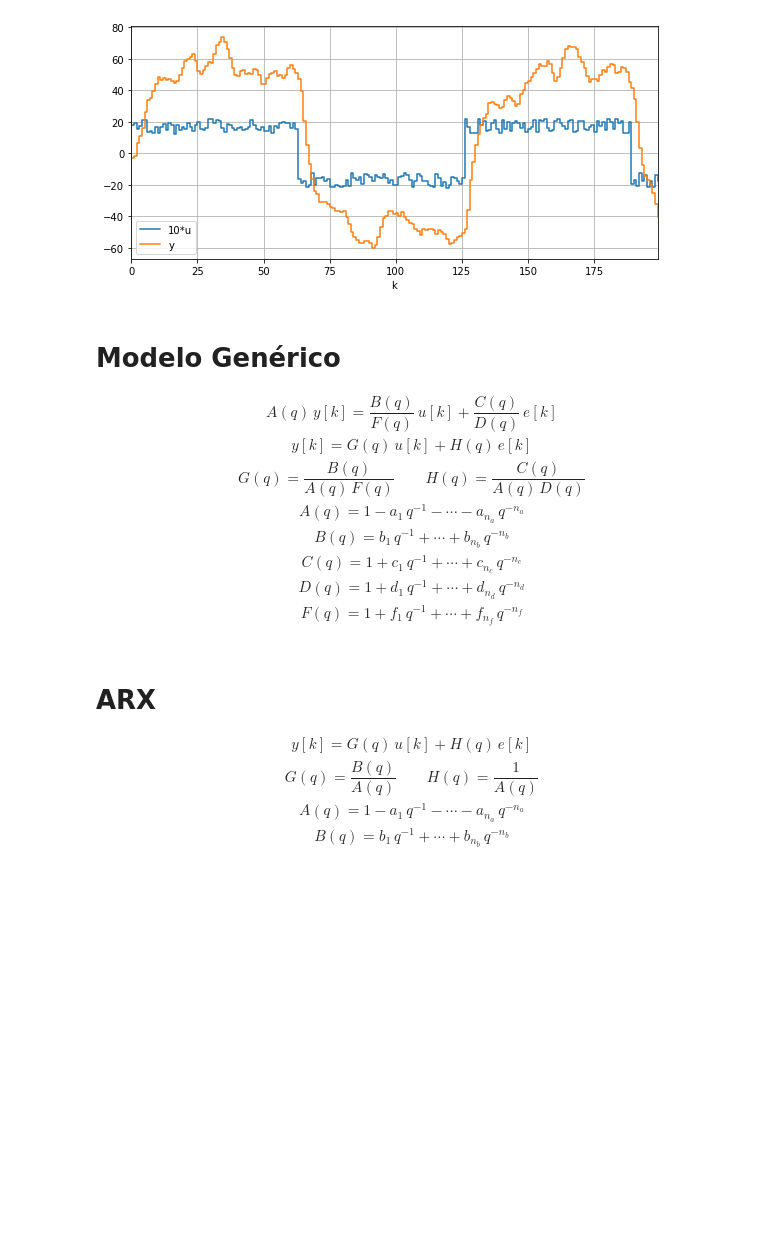
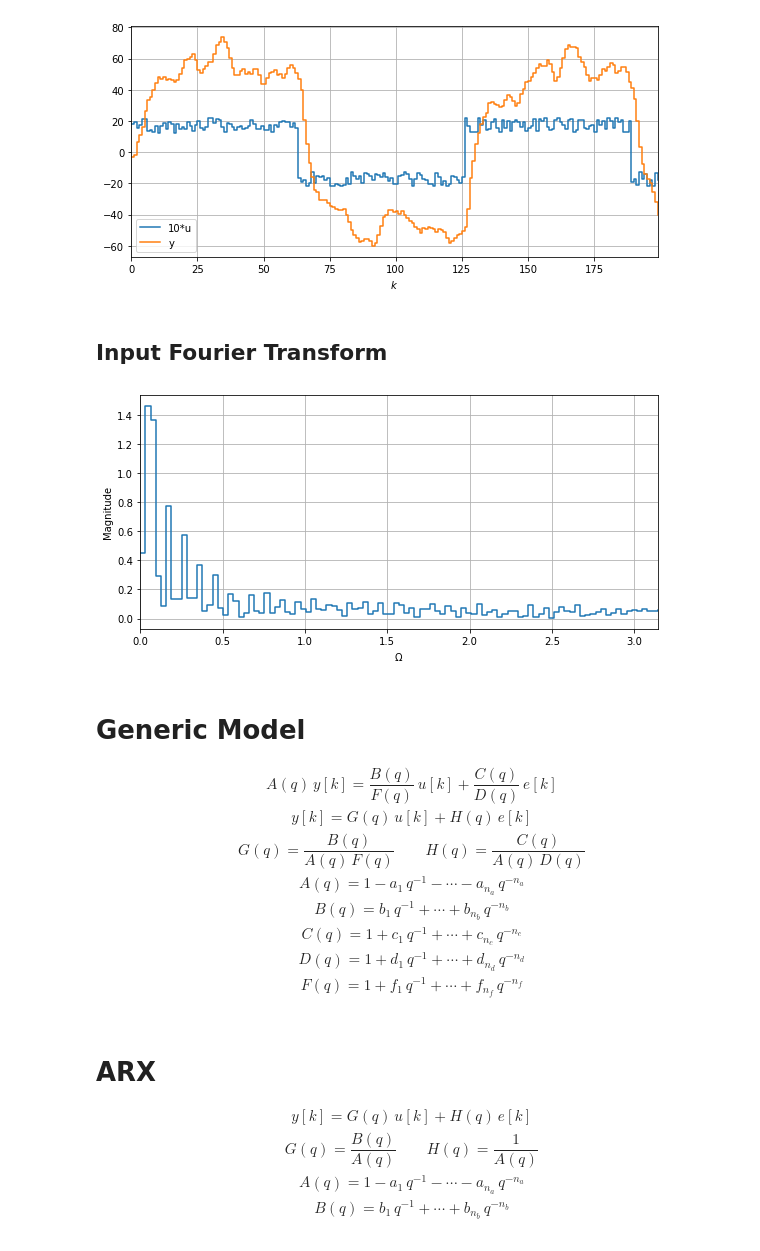
Before and after one commit to GuiBeal/system-identification, a Jupyter notebook: Python/main.ipynb, the cells around one changed output. Saved outputs shown, nothing was run; the diff lists cells and outputs as text; code cells hidden in the pictures; blank space fills up the shorter version.

Commit message:
fourier, more models, store data

```diff
--- a/Python/main.ipynb
+++ b/Python/main.ipynb
@@ -6,20 +6,21 @@ import pandas as pd
 import matplotlib.pyplot as plt
 
 file = '../data.csv'
-df = pd.read_csv(file, header=None, names=['u', 'y'])
+data = pd.read_csv(file, header=None, names=['u', 'y'])
+N = len(data)
 
-print('Number of data points:', len(df))
-print(f'k in [{df.index[0]}, {df.index[-1]}]')
+k = data.index.values
+u = data.u.values
+y = data.y.values
 
-k = df.index.values
-u = df.u.values
-y = df.y.values
+print('Number of data points:', N)
+print(f'k in [{k[0]}, {k[-1]}]')
 
 plt.figure(figsize=(8,4))
-plt.plot(df.index, 10*df.u, label='10*u', drawstyle='steps-post')
-plt.plot(df.index, df.y   , label='y'   , drawstyle='steps-post')
-plt.xlim(df.index[0], df.index[-1])
-plt.xlabel('k')
+plt.plot(k, 10*u, label='10*u', drawstyle='steps-post')
+plt.plot(k, y   , label='y'   , drawstyle='steps-post')
+plt.xlim(k[0], k[-1])
+plt.xlabel(r'$k$')
 plt.grid()
 plt.legend()
 plt.tight_layout()
@@ -28,8 +29,29 @@ plt.show()
 Number of data points: 200
 k in [0, 199]
 [figure]
+# %% [markdown]
+## Input Fourier Transform
+# %%
+from scipy import fft
+
+u_rfft = fft.rfft(u, norm='forward')
+u_rfft[1:-1] = 2*u_rfft[1:-1]
+
+u_rfft_mag = np.abs(u_rfft)
+Omega = np.linspace(0, np.pi, len(u_rfft_mag))
+
+plt.figure(figsize=(8,4))
+plt.plot(Omega, u_rfft_mag, drawstyle='steps-post')
+plt.xlim(Omega[0], Omega[-1])
+plt.xlabel(r'$\Omega$')
+plt.ylabel('Magnitude')
+plt.grid()
+plt.tight_layout()
+plt.show()
+# %% [output]
+[figure, added]
 # %% [markdown]
-# Modelo Genérico
+# Generic Model
 
 \begin{gather*}
 A(q) \, y[k] = \dfrac{B(q)}{F(q)} \, u[k] + \dfrac{C(q)}{D(q)} \, e[k]
```
Also changed, not shown: parts of 6 cells of this notebook.
